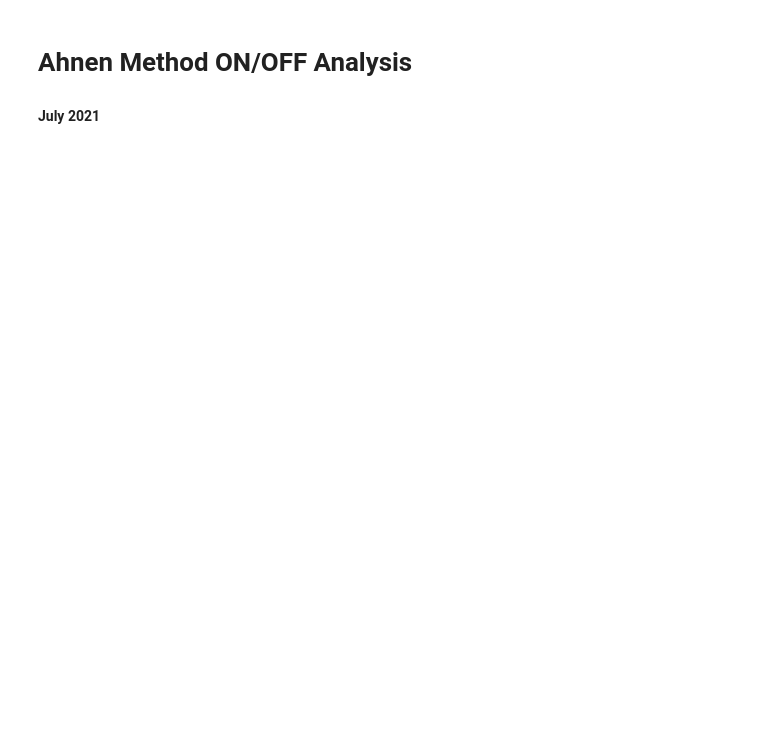
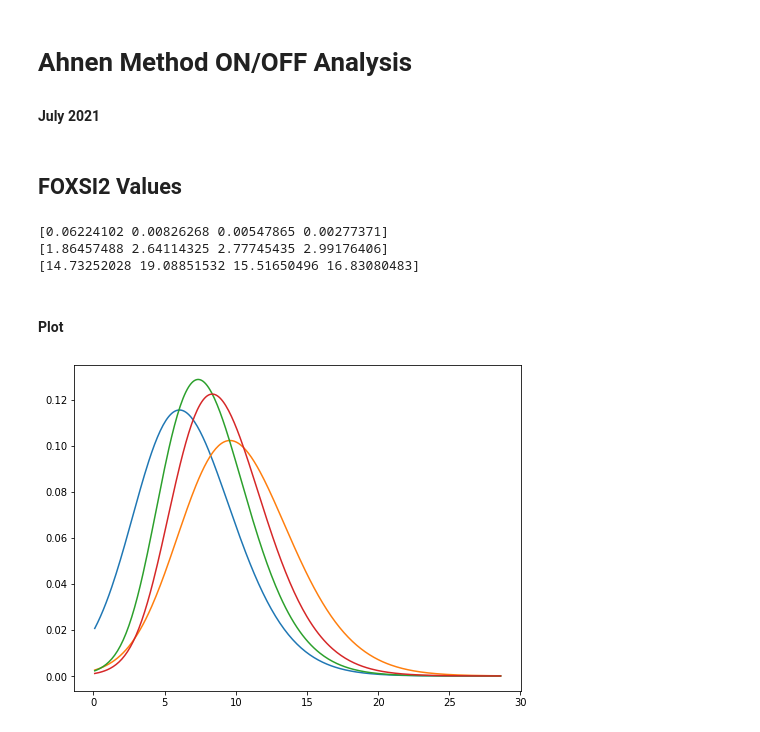
Before and after one commit to pymilo/QuietSunAnalysis, a Jupyter notebook: FOXSI2/Ahnen_Method_ON-OFF_Analysis.ipynb, the cells around one changed output. Cells and saved outputs as stored; diff of their text form; code cells hidden in the pictures; blank space fills up the shorter version.

```diff
--- a/FOXSI2/Ahnen_Method_ON-OFF_Analysis.ipynb
+++ b/FOXSI2/Ahnen_Method_ON-OFF_Analysis.ipynb
@@ -3,0 +129,33 @@
+# %% [markdown]
+## FOXSI2 Values
+# %%
+Nons = [10, 13, 9, 10]
+Noffs = [4, 3, 1, 1]
+Alphas = [0.859, 0.920, 0.872, 0.869]
+# %%
+Bs, Ss,L97s = [], [], []
+for n_on, n_off, alpha in zip(Nons,Noffs,Alphas):
+    Bs.append(float(B_01(n_on, n_off, alpha)))
+    Ss.append(float(S_B_01(n_on, n_off, alpha)))
+    L97s.append(float(l_97(n_on, n_off, alpha)))
+# %%
+print(np.array(Bs))
+print(np.array(Ss))
+print(np.array(L97s))
+# %% [output]
+[0.06224102 0.00826268 0.00547865 0.00277371]
+[1.86457488 2.64114325 2.77745435 2.99176406]
+[14.73252028 19.08851532 15.51650496 16.83080483]
+# %% [markdown]
+#### Plot
+# %%
+# plot the pdf
+x_range = arange(0, 1.5 * np.max(L97s), 0.1)
+fig, ax = plt.subplots(figsize=(8,6))
+for n_on, n_off, alpha in zip(Nons,Noffs,Alphas):
+    y_range = P_lambda(x_range, n_on, n_off, alpha)
+    ax.plot(x_range, y_range)
+
+plt.show()
+# %% [output]
+[figure, added]
```
Also changed, not shown: parts of 2 cells of this notebook.
